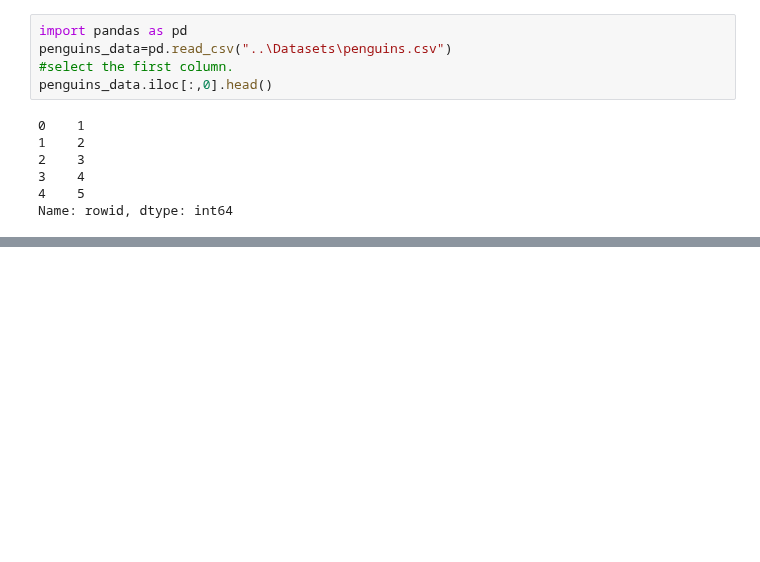
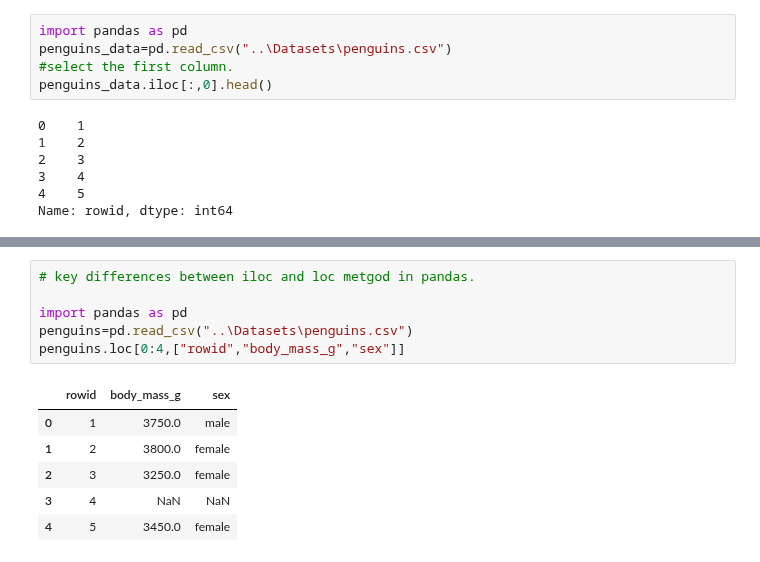
Before and after one commit to Praruj/Pandas_Practise_Portfolio, a Jupyter notebook: Notebooks/Pandas_02_Data_structure.ipynb, the cells around one changed output, grey strips where cells are left out. Drawn from its saved outputs; the diff is of its cells as text; blank space fills up the shorter version.

```diff
--- a/Notebooks/Pandas_02_Data_structure.ipynb
+++ b/Notebooks/Pandas_02_Data_structure.ipynb
@@ -484,0 +528,13 @@ penguins_data.iloc[:,[0,5]].head()
+# %%
+# key differences between iloc and loc metgod in pandas.
+
+import pandas as pd
+penguins=pd.read_csv("..\Datasets\penguins.csv")
+penguins.loc[0:4,["rowid","body_mass_g","sex"]]
+# %% [output]
+|  | rowid | body_mass_g | sex |
+| 0 | 1 | 3750.0 | male |
+| 1 | 2 | 3800.0 | female |
+| 2 | 3 | 3250.0 | female |
+| 3 | 4 | NaN | NaN |
+| 4 | 5 | 3450.0 | female |
```
Also changed, not shown: parts of 8 cells of this notebook.
